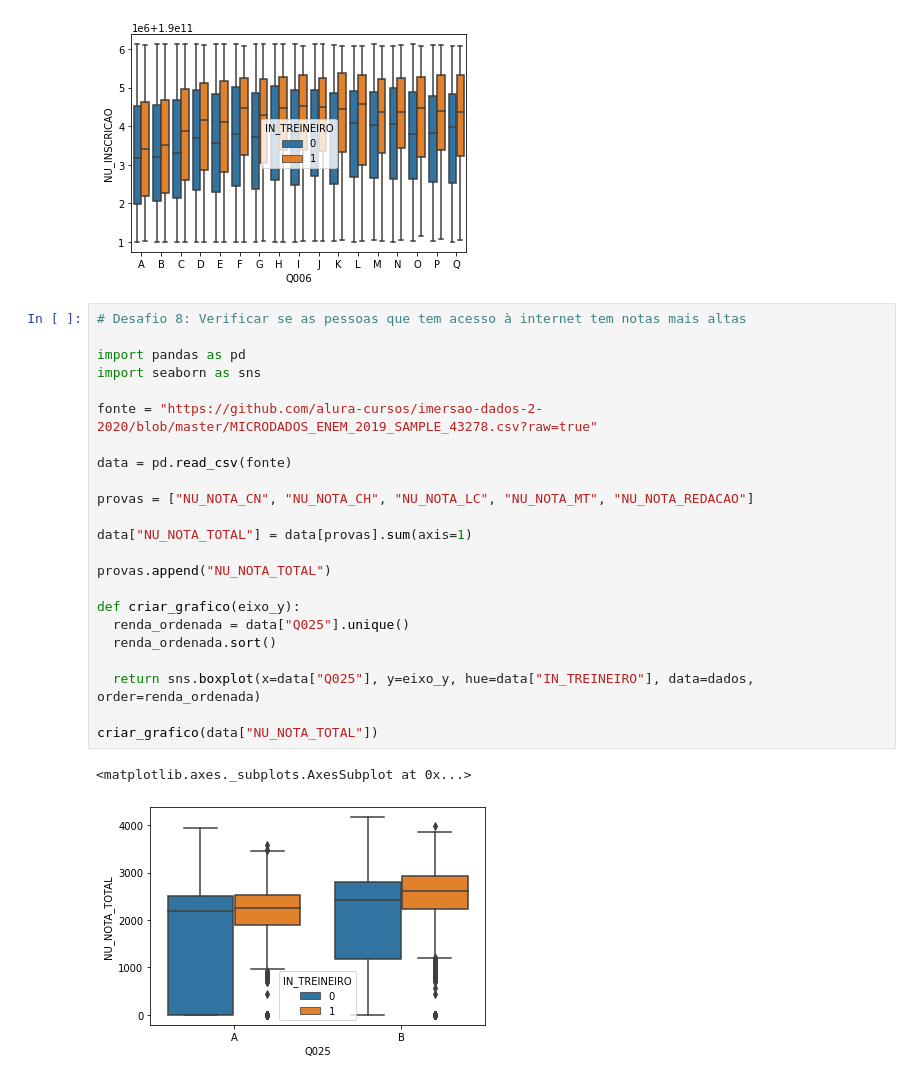
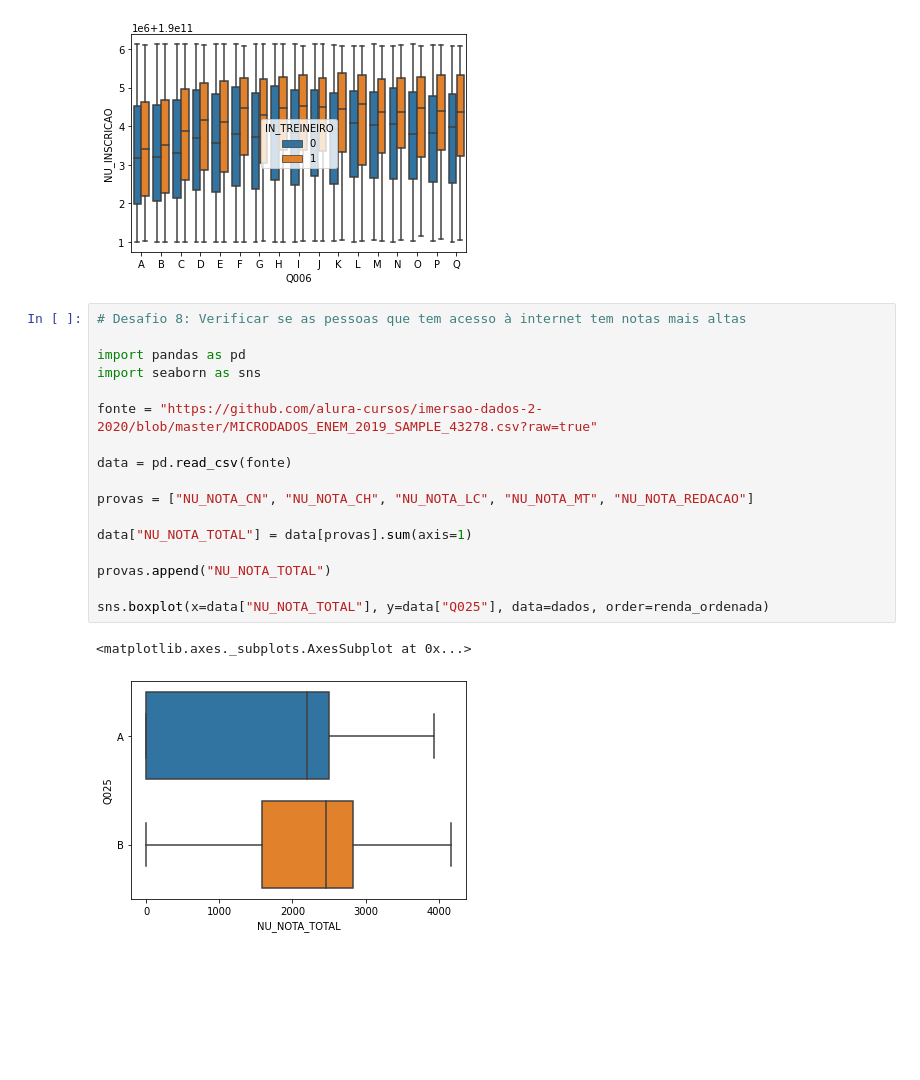
Before and after one commit to deboragoncalves/imersao-dados-alura, a Jupyter notebook: desafios/desafios_aula02.ipynb, the cells around one changed output. Saved outputs shown, nothing was run; the diff lists cells and outputs as text; blank space fills up the shorter version.

```diff
--- a/desafios/desafios_aula02.ipynb
+++ b/desafios/desafios_aula02.ipynb
@@ -208,26 +208,20 @@ criar_grafico(data["NU_INSCRICAO"])
 # %%
 # Desafio 8: Verificar se as pessoas que tem acesso à internet tem notas mais altas
 
 import pandas as pd
 import seaborn as sns
 
 fonte = "https://github.com/alura-cursos/imersao-dados-2-2020/blob/master/MICRODADOS_ENEM_2019_SAMPLE_43278.csv?raw=true"
 
 data = pd.read_csv(fonte)
 
 provas = ["NU_NOTA_CN", "NU_NOTA_CH", "NU_NOTA_LC", "NU_NOTA_MT", "NU_NOTA_REDACAO"]
 
 data["NU_NOTA_TOTAL"] = data[provas].sum(axis=1)
 
 provas.append("NU_NOTA_TOTAL")
 
-def criar_grafico(eixo_y):
-  renda_ordenada = data["Q025"].unique()
-  renda_ordenada.sort()
-
-  return sns.boxplot(x=data["Q025"], y=eixo_y, hue=data["IN_TREINEIRO"], data=dados, order=renda_ordenada)
-
-criar_grafico(data["NU_NOTA_TOTAL"])
+sns.boxplot(x=data["NU_NOTA_TOTAL"], y=data["Q025"], data=dados, order=renda_ordenada)
 # %% [output]
 <matplotlib.axes._subplots.AxesSubplot at 0x...>
-[figure, old version]
+[figure, new version]
```
